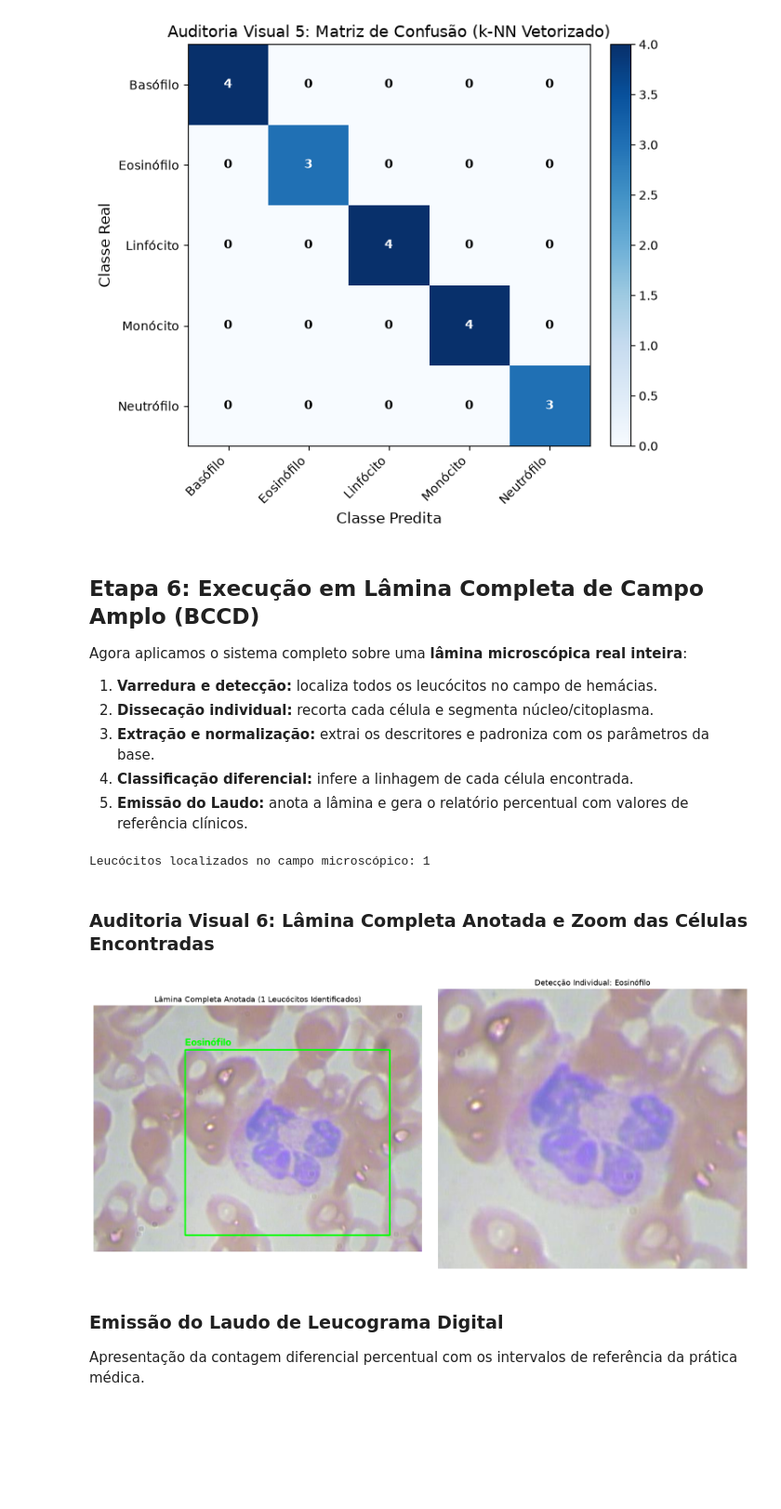
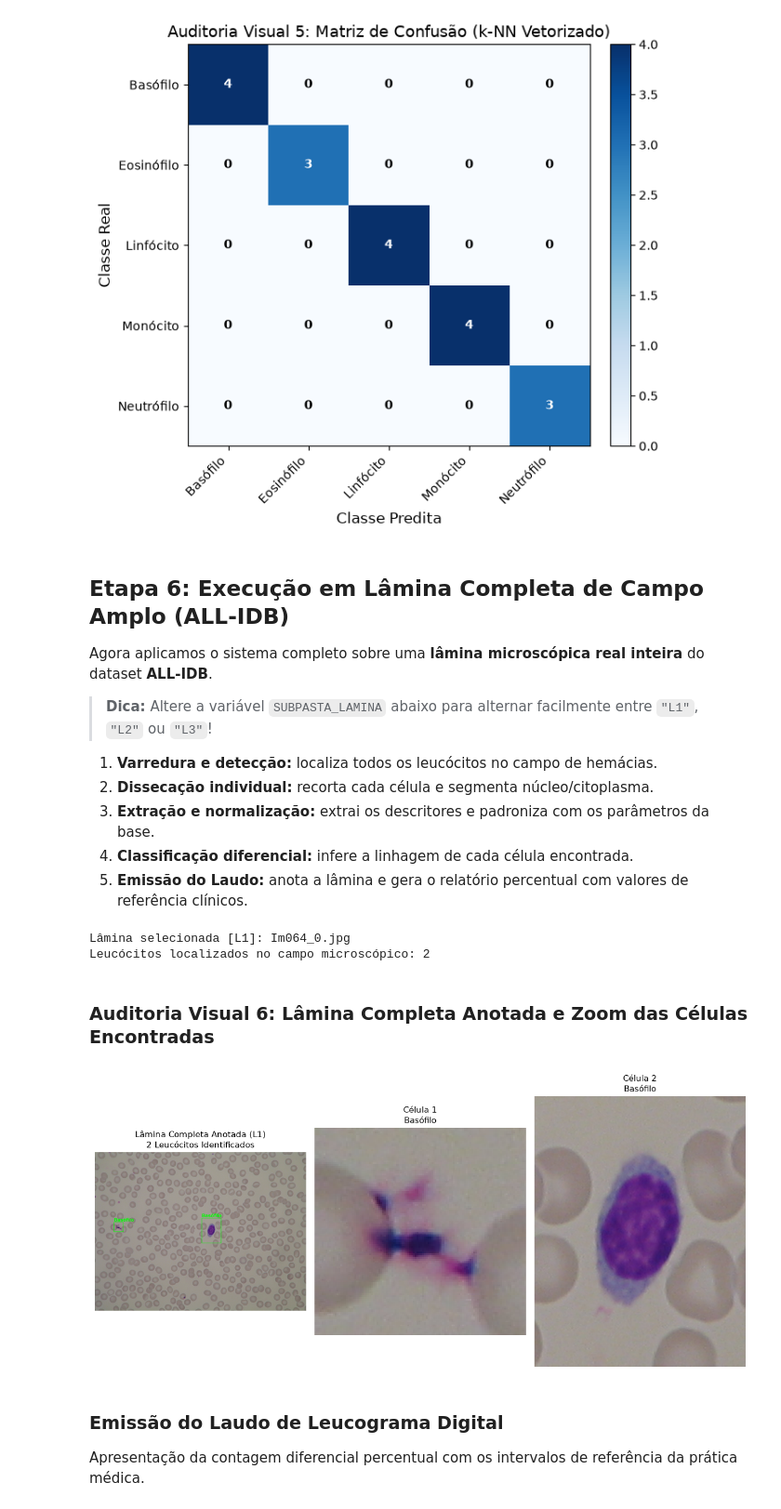
Before and after one commit to WeslleySantiagoo/processamento-de-imagens-2026.2, a Jupyter notebook: Projeto/leucograma_digital.ipynb, the cells around one changed output. Shown at 93% size. Drawn from its saved outputs; the diff is of its cells as text; code cells hidden in the pictures; blank space fills up the shorter version.

Commit message:
fix(projeto): corrige escape sequence no grafico e integra dataset ALL-IDB para laminas L1 L2 e L3

```diff
--- a/Projeto/leucograma_digital.ipynb
+++ b/Projeto/leucograma_digital.ipynb
@@ -275,18 +277,29 @@ plt.show()
 # %% [output]
 [figure]
 # %% [markdown]
-## Etapa 6: Execução em Lâmina Completa de Campo Amplo (BCCD)
-Agora aplicamos o sistema completo sobre uma **lâmina microscópica real inteira**:
+## Etapa 6: Execução em Lâmina Completa de Campo Amplo (ALL-IDB)
+Agora aplicamos o sistema completo sobre uma **lâmina microscópica real inteira** do dataset **ALL-IDB**.
+
+> **Dica:** Altere a variável `SUBPASTA_LAMINA` abaixo para alternar facilmente entre `"L1"`, `"L2"` ou `"L3"`!
+
 1. **Varredura e detecção:** localiza todos os leucócitos no campo de hemácias.
 2. **Dissecação individual:** recorta cada célula e segmenta núcleo/citoplasma.
 3. **Extração e normalização:** extrai os descritores e padroniza com os parâmetros da base.
 4. **Classificação diferencial:** infere a linhagem de cada célula encontrada.
 5. **Emissão do Laudo:** anota a lâmina e gera o relatório percentual com valores de referência clínicos.
 # %%
-caminho_lamina = PASTA_LAMINAS / "BloodImage_00000.jpg"
+# Escolha facilmente o conjunto de lâminas: 'L1', 'L2' ou 'L3'
+SUBPASTA_LAMINA = "L1"
+pasta_escolhida = PASTA_LAMINAS / SUBPASTA_LAMINA
+
+# Seleciona a primeira lâmina disponível da subpasta
+arquivos_lamina = sorted(list(pasta_escolhida.glob("*.* bear*")) if False else list(pasta_escolhida.glob("*.* bear*")) or sorted(list(pasta_escolhida.glob("*.* bear*"))) if False else sorted(list(pasta_escolhida.glob("*.jpg")) + list(pasta_escolhida.glob("*.tif"))))
+caminho_lamina = arquivos_lamina[0]
+print(f"Lâmina selecionada [{SUBPASTA_LAMINA}]: {caminho_lamina.name}")
+
 lamina_rgb = pipe.carregar_imagem_rgb(caminho_lamina)
 
-# 1. Localização no campo amplo
+# 1. Localização no campo amplo de lâmina
 caixas, mascara_varredura = pipe.localizar_leucocitos_lamina(lamina_rgb)
 print(f"Leucócitos localizados no campo microscópico: {len(caixas)}")
 
@@ -299,45 +312,54 @@ for (x1, y1, x2, y2) in caixas:
     crop_celula = lamina_rgb[y1:y2, x1:x2]
     crops_celulas.append(crop_celula)
 
-    # Segmentação individual
+    # Segmentação individual de núcleo e citoplasma
     m_nuc, m_cito = pipe.segmentar_nucleo_e_citoplasma(crop_celula)
     feats = pipe.extrair_caracteristicas(crop_celula, m_nuc, m_cito)
 
-    # Vetor de entrada
+    # Vetor de entrada normalizado
     vetor_x = np.array([[feats[col] for col in colunas_feats]])
     vetor_norm = (vetor_x - media_train) / desvio_train
 
-    # Predição com o modelo treinado
+    # Predição com o modelo treinado (k-NN)
     pred = pipe.classificar_knn(X_train_norm, y_train, vetor_norm, k=3)[0]
     predicoes_lamina.append(pred)
 
     # Anotação na imagem da lâmina
-    cv2.rectangle(lamina_anotada, (x1, y1), (x2, y2), (0, 255, 0), 2)
-    cv2.putText(lamina_anotada, pred, (x1, max(20, y1 - 8)), cv2.FONT_HERSHEY_SIMPLEX, 0.65, (0, 255, 0), 2)
+    espessura = max(2, int(lamina_rgb.shape[1] / 600))
+    escala_fonte = max(0.6, lamina_rgb.shape[1] / 1200.0)
+    cv2.rectangle(lamina_anotada, (x1, y1), (x2, y2), (0, 255, 0), espessura)
+    cv2.putText(lamina_anotada, pred, (x1, max(30, y1 - 10)), cv2.FONT_HERSHEY_SIMPLEX, escala_fonte, (0, 255, 0), espessura)
 
 predicoes_lamina = np.array(predicoes_lamina)
 df_laudo, total_contado = pipe.gerar_laudo_diferencial(predicoes_lamina)
 # %% [output]
-Leucócitos localizados no campo microscópico: 1
+Lâmina selecionada [L1]: Im064_0.jpg
+Leucócitos localizados no campo microscópico: 2
 # %% [markdown]
 ### Auditoria Visual 6: Lâmina Completa Anotada e Zoom das Células Encontradas
 # %%
-fig, eixos = plt.subplots(1, 2, figsize=(16, 7))
+num_crops_exibir = min(4, len(crops_celulas))
+if num_crops_exibir > 0:
+    fig, eixos = plt.subplots(1, 1 + num_crops_exibir, figsize=(5 + 3.5 * num_crops_exibir, 6))
+    eixos[0].imshow(lamina_anotada)
+    eixos[0].set_title(f"Lâmina Completa Anotada ({SUBPASTA_LAMINA})\n{len(caixas)} Leucócitos Identificados", fontsize=11)
+    eixos[0].axis("off")
 
-eixos[0].imshow(lamina_anotada)
-eixos[0].set_title(f"Lâmina Completa Anotada ({len(caixas)} Leucócitos Identificados)", fontsize=13)
-eixos[0].axis("off")
-
-if len(crops_celulas) > 0:
-    eixos[1].imshow(crops_celulas[0])
-    eixos[1].set_title(f"Detecção Individual: {predicoes_lamina[0]}", fontsize=13)
-eixos[1].axis("off")
+    for idx in range(num_crops_exibir):
+        eixos[idx + 1].imshow(crops_celulas[idx])
+        eixos[idx + 1].set_title(f"Célula {idx + 1}\n{predicoes_lamina[idx]}", fontsize=11)
+        eixos[idx + 1].axis("off")
+else:
+    fig, ax = plt.subplots(figsize=(10, 8))
+    ax.imshow(lamina_anotada)
+    ax.set_title(f"Lâmina Completa Anotada ({SUBPASTA_LAMINA})", fontsize=12)
+    ax.axis("off")
 
 plt.tight_layout()
 plt.savefig(PASTA_RESULTADOS / "auditoria_6_lamina_anotada.png", bbox_inches="tight", dpi=150)
 plt.show()
 # %% [output]
-[figure, old version]
+[figure, new version]
 # %% [markdown]
 ### Emissão do Laudo de Leucograma Digital
 Apresentação da contagem diferencial percentual com os intervalos de referência da prática médica.
```
Also changed, not shown: parts of 5 cells of this notebook, 33 other files.
